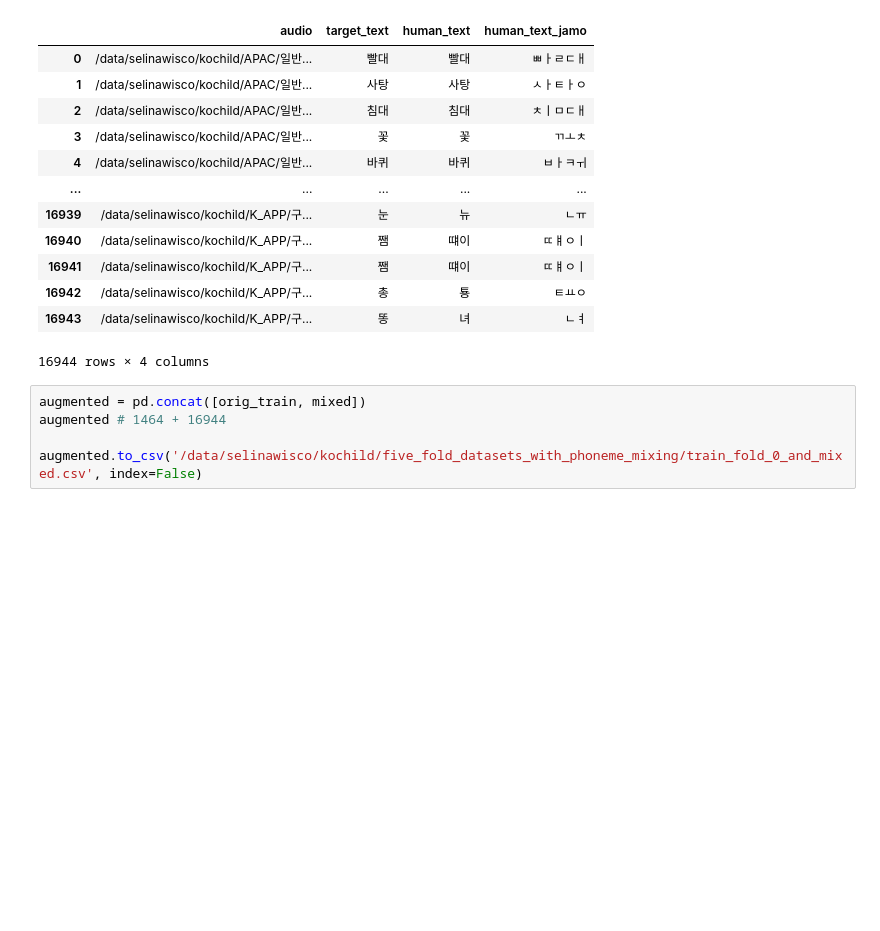
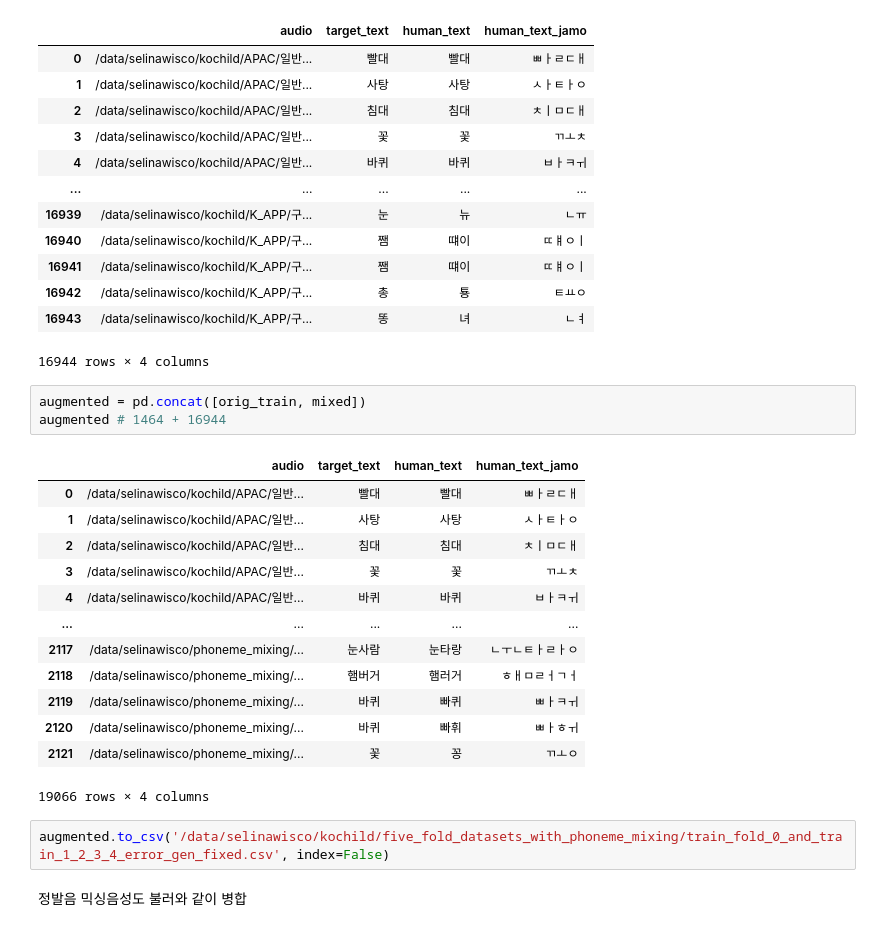
Before and after one commit to seimy6681/kor_children_ssd_detection, a Jupyter notebook: augmentation/mixing_and_others/phoneme_mixing.ipynb, the cells around one changed output. Saved outputs shown, nothing was run; the diff lists cells and outputs as text; blank space fills up the shorter version.

```diff
--- a/augmentation/mixing_and_others/phoneme_mixing.ipynb
+++ b/augmentation/mixing_and_others/phoneme_mixing.ipynb
@@ -292,5 +412,21 @@ orig_train
 # %%
 augmented = pd.concat([orig_train, mixed])
 augmented # 1464 + 16944
-
-augmented.to_csv('/data/selinawisco/kochild/five_fold_datasets_with_phoneme_mixing/train_fold_0_and_mixed.csv', index=False)
+# %% [output]
+|  | audio | target_text | human_text | human_text_jamo |
+| 0 | /data/selinawisco/kochild/APAC/일반... | 빨대 | 빨대 | ㅃㅏㄹㄷㅐ |
+| 1 | /data/selinawisco/kochild/APAC/일반... | 사탕 | 사탕 | ㅅㅏㅌㅏㅇ |
+| 2 | /data/selinawisco/kochild/APAC/일반... | 침대 | 침대 | ㅊㅣㅁㄷㅐ |
+| 3 | /data/selinawisco/kochild/APAC/일반... | 꽃 | 꽃 | ㄲㅗㅊ |
+| 4 | /data/selinawisco/kochild/APAC/일반... | 바퀴 | 바퀴 | ㅂㅏㅋㅟ |
+| ... | ... | ... | ... | ... |
+| 2117 | /data/selinawisco/phoneme_mixing/... | 눈사람 | 눈타랑 | ㄴㅜㄴㅌㅏㄹㅏㅇ |
+| 2118 | /data/selinawisco/phoneme_mixing/... | 햄버거 | 햄러거 | ㅎㅐㅁㄹㅓㄱㅓ |
+| 2119 | /data/selinawisco/phoneme_mixing/... | 바퀴 | 빠퀴 | ㅃㅏㅋㅟ |
+| 2120 | /data/selinawisco/phoneme_mixing/... | 바퀴 | 빠휘 | ㅃㅏㅎㅟ |
+| 2121 | /data/selinawisco/phoneme_mixing/... | 꽃 | 꽁 | ㄲㅗㅇ |
+19066 rows × 4 columns
+# %%
+augmented.to_csv('/data/selinawisco/kochild/five_fold_datasets_with_phoneme_mixing/train_fold_0_and_train_1_2_3_4_error_gen_fixed.csv', index=False)
+# %% [markdown]
+정발음 믹싱음성도 불러와 같이 병합
```
Also changed, not shown: parts of 31 cells of this notebook.
